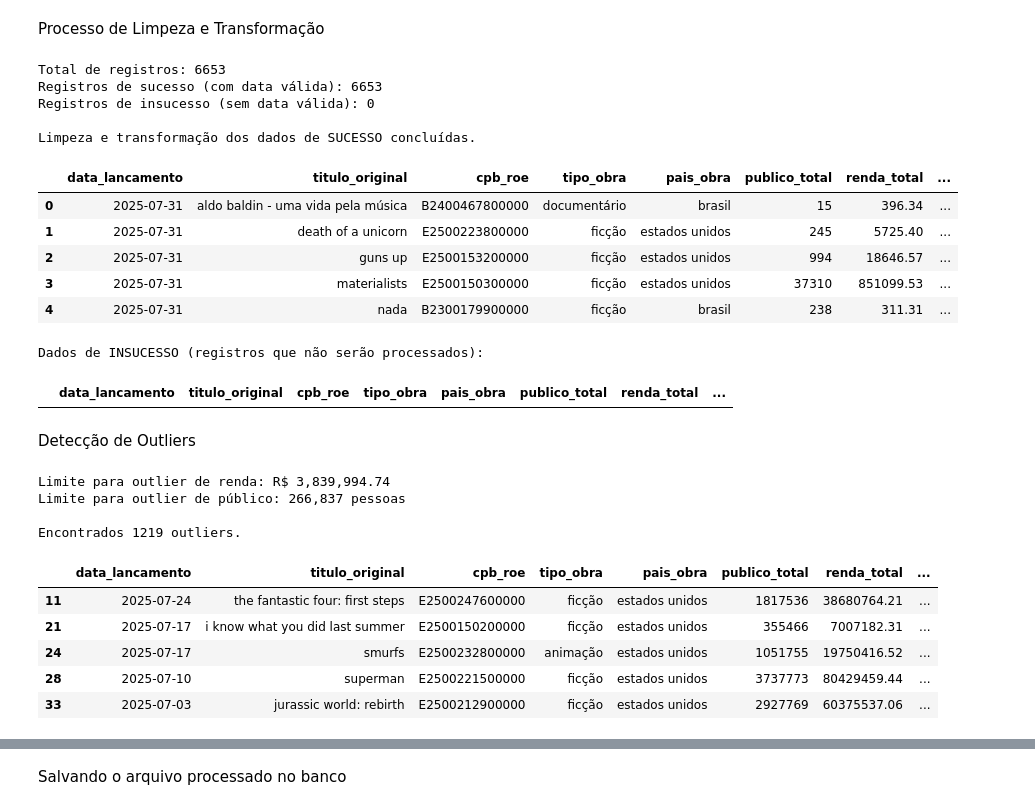
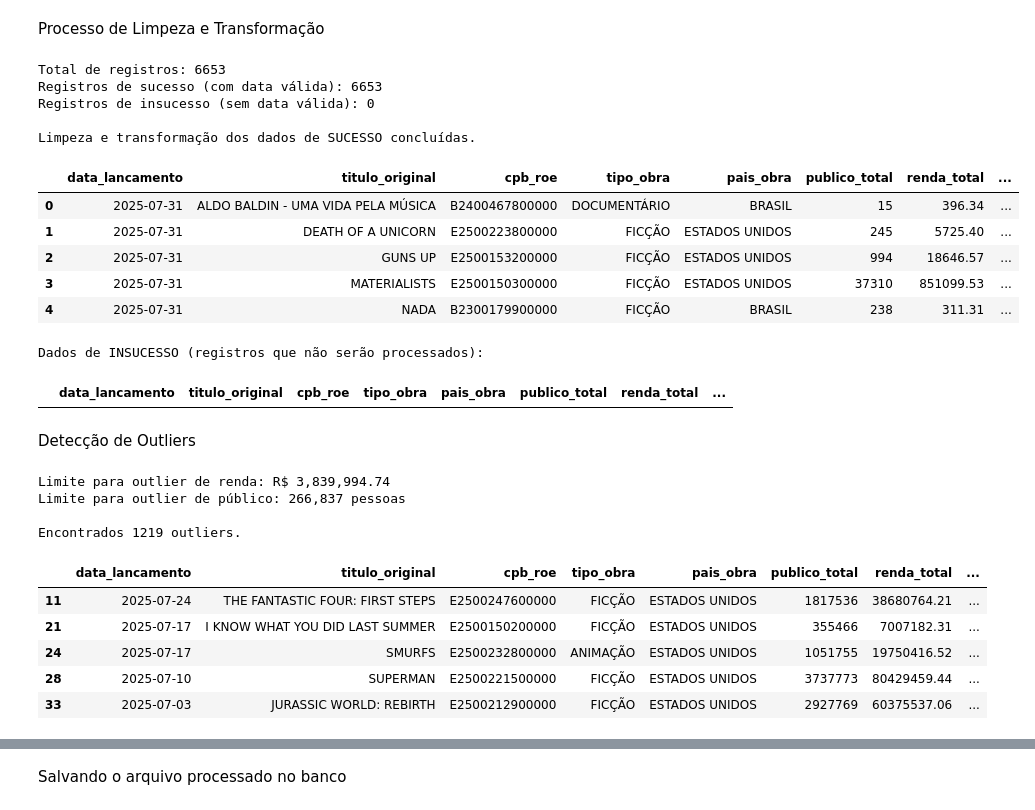
Before and after one commit to Abraao1231/trabalho-BD2, a Jupyter notebook: transformer/etl_raw_to_silver.ipynb, the cells around one changed output, grey strips where cells are left out. Saved outputs shown, nothing was run; the diff lists cells and outputs as text; code cells hidden in the pictures.

```diff
--- a/transformer/etl_raw_to_silver.ipynb
+++ b/transformer/etl_raw_to_silver.ipynb
@@ -91,43 +91,45 @@ df_sucesso['renda_total'] = df_sucesso['renda_total'].replace({'R\$ ': '', '\.':
 df_sucesso['renda_total'] = pd.to_numeric(df_sucesso['renda_total'], errors='coerce').fillna(0)
 
 # 3. Tratamento da coluna 'publico_total'
 df_sucesso['publico_total'] = pd.to_numeric(df_sucesso['publico_total'], errors='coerce').fillna(0).astype(int)
 
 # 4. Feature Engineering: Criando colunas de Ano, Mês e Dia
 df_sucesso['ano_lancamento'] = df_sucesso['data_lancamento'].dt.year
 df_sucesso['mes_lancamento'] = df_sucesso['data_lancamento'].dt.month
 df_sucesso['dia_lancamento'] = df_sucesso['data_lancamento'].dt.day
 
-# 5. Padronização de colunas de texto para minúsculas
+# 5. Padronização de colunas de texto - manter uppercase para compatibilidade com Gold
 text_columns = ['titulo_original', 'tipo_obra', 'pais_obra', 'distribuidora']
 for col in text_columns:
-    df_sucesso[col] = df_sucesso[col].str.lower()
+    df_sucesso[col] = df_sucesso[col].str.strip().str.upper()
 
 # 6. Tratamento de valores ausentes em colunas de texto
 string_columns = ['titulo_original', 'cpb_roe', 'tipo_obra', 'pais_obra', 'distribuidora', 'cnpj_distribuidora']
 for col in string_columns:
-    df_sucesso[col] = df_sucesso[col].fillna('Não informado')
+    df_sucesso[col] = df_sucesso[col].fillna('NÃO INFORMADO')
 
-# 7. Garantir o tipo de dado para a coluna de registro
-df_sucesso['registro_distribuidora'] = df_sucesso['registro_distribuidora'].astype(str)
+# 7. Garantir o tipo de dado e padronização para campos chave
+df_sucesso['registro_distribuidora'] = df_sucesso['registro_distribuidora'].astype(str).str.strip()
+df_sucesso['cnpj_distribuidora'] = df_sucesso['cnpj_distribuidora'].str.strip()
+df_sucesso['cpb_roe'] = df_sucesso['cpb_roe'].str.strip()
 
 print("\nLimpeza e transformação dos dados de SUCESSO concluídas.")
 display(df_sucesso.head())
 
 print("\nDados de INSUCESSO (registros que não serão processados):")
 display(df_insucesso)
 # %% [output]
 Total de registros: 6653
 Registros de sucesso (com data válida): 6653
 Registros de insucesso (sem data válida): 0
 
 Limpeza e transformação dos dados de SUCESSO concluídas.
 |  | data_lancamento | titulo_original | cpb_roe | tipo_obra | pais_obra | publico_total | renda_total | ... |
-| 0 | 2025-07-31 | aldo baldin - uma vida pela música | B2400467800000 | documentário | brasil | 15 | 396.34 | ... |
-| 1 | 2025-07-31 | death of a unicorn | E2500223800000 | ficção | estados unidos | 245 | 5725.40 | ... |
-| 2 | 2025-07-31 | guns up | E2500153200000 | ficção | estados unidos | 994 | 18646.57 | ... |
-| 3 | 2025-07-31 | materialists | E2500150300000 | ficção | estados unidos | 37310 | 851099.53 | ... |
-| 4 | 2025-07-31 | nada | B2300179900000 | ficção | brasil | 238 | 311.31 | ... |
+| 0 | 2025-07-31 | ALDO BALDIN - UMA VIDA PELA MÚSICA | B2400467800000 | DOCUMENTÁRIO | BRASIL | 15 | 396.34 | ... |
+| 1 | 2025-07-31 | DEATH OF A UNICORN | E2500223800000 | FICÇÃO | ESTADOS UNIDOS | 245 | 5725.40 | ... |
+| 2 | 2025-07-31 | GUNS UP | E2500153200000 | FICÇÃO | ESTADOS UNIDOS | 994 | 18646.57 | ... |
+| 3 | 2025-07-31 | MATERIALISTS | E2500150300000 | FICÇÃO | ESTADOS UNIDOS | 37310 | 851099.53 | ... |
+| 4 | 2025-07-31 | NADA | B2300179900000 | FICÇÃO | BRASIL | 238 | 311.31 | ... |
 Dados de INSUCESSO (registros que não serão processados):
 |  | data_lancamento | titulo_original | cpb_roe | tipo_obra | pais_obra | publico_total | renda_total | ... |
 # %% [markdown]
@@ -164,11 +166,11 @@ Limite para outlier de público: 266,837 pessoas
 
 Encontrados 1219 outliers.
 |  | data_lancamento | titulo_original | cpb_roe | tipo_obra | pais_obra | publico_total | renda_total | ... |
-| 11 | 2025-07-24 | the fantastic four: first steps | E2500247600000 | ficção | estados unidos | 1817536 | 38680764.21 | ... |
-| 21 | 2025-07-17 | i know what you did last summer | E2500150200000 | ficção | estados unidos | 355466 | 7007182.31 | ... |
-| 24 | 2025-07-17 | smurfs | E2500232800000 | animação | estados unidos | 1051755 | 19750416.52 | ... |
-| 28 | 2025-07-10 | superman | E2500221500000 | ficção | estados unidos | 3737773 | 80429459.44 | ... |
-| 33 | 2025-07-03 | jurassic world: rebirth | E2500212900000 | ficção | estados unidos | 2927769 | 60375537.06 | ... |
+| 11 | 2025-07-24 | THE FANTASTIC FOUR: FIRST STEPS | E2500247600000 | FICÇÃO | ESTADOS UNIDOS | 1817536 | 38680764.21 | ... |
+| 21 | 2025-07-17 | I KNOW WHAT YOU DID LAST SUMMER | E2500150200000 | FICÇÃO | ESTADOS UNIDOS | 355466 | 7007182.31 | ... |
+| 24 | 2025-07-17 | SMURFS | E2500232800000 | ANIMAÇÃO | ESTADOS UNIDOS | 1051755 | 19750416.52 | ... |
+| 28 | 2025-07-10 | SUPERMAN | E2500221500000 | FICÇÃO | ESTADOS UNIDOS | 3737773 | 80429459.44 | ... |
+| 33 | 2025-07-03 | JURASSIC WORLD: REBIRTH | E2500212900000 | FICÇÃO | ESTADOS UNIDOS | 2927769 | 60375537.06 | ... |
 # %%
 # --- IDENTIFICANDO OUTLIERS DE TICKET MÉDIO POR PESSOA ---
 
```
Also changed, not shown: parts of 2 cells of this notebook, 6 other files.
